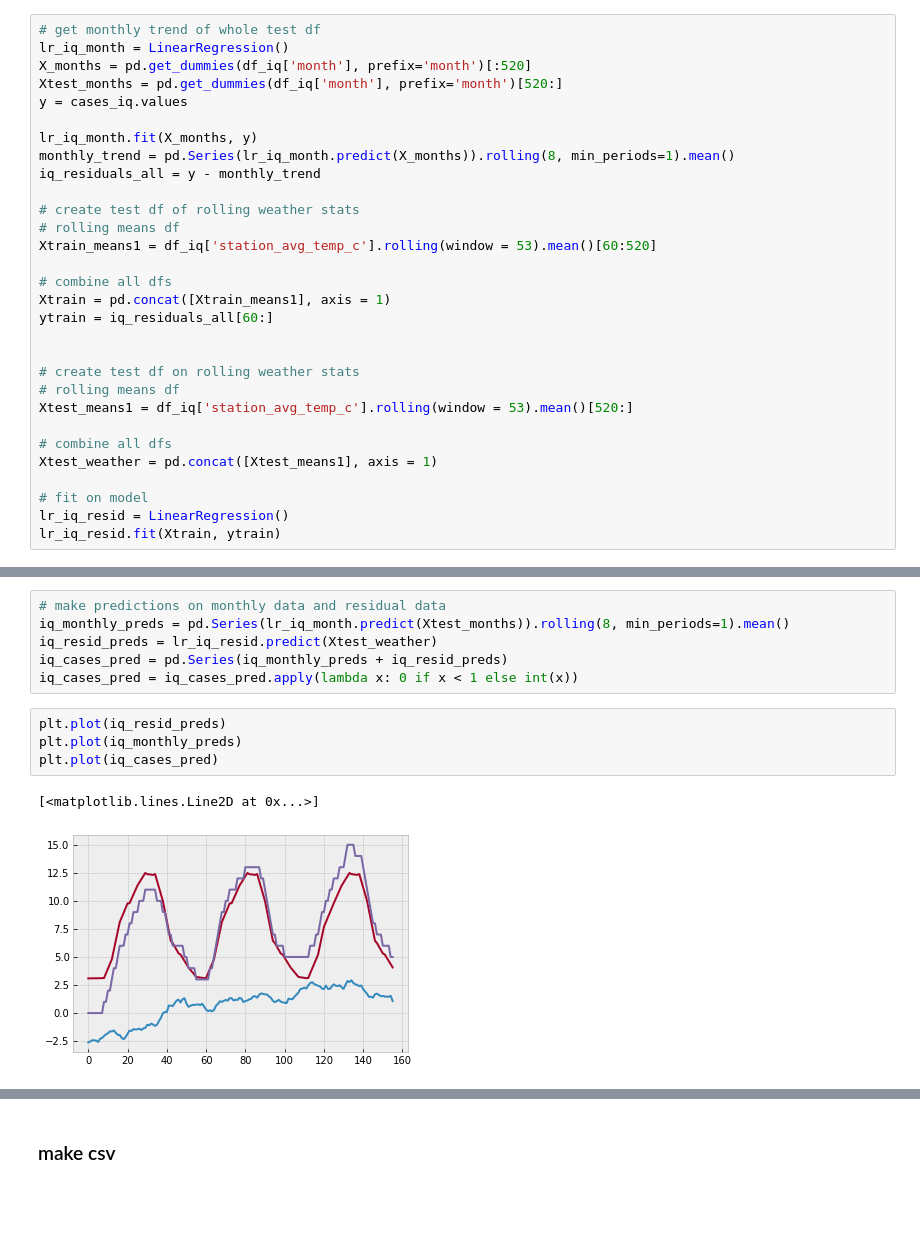
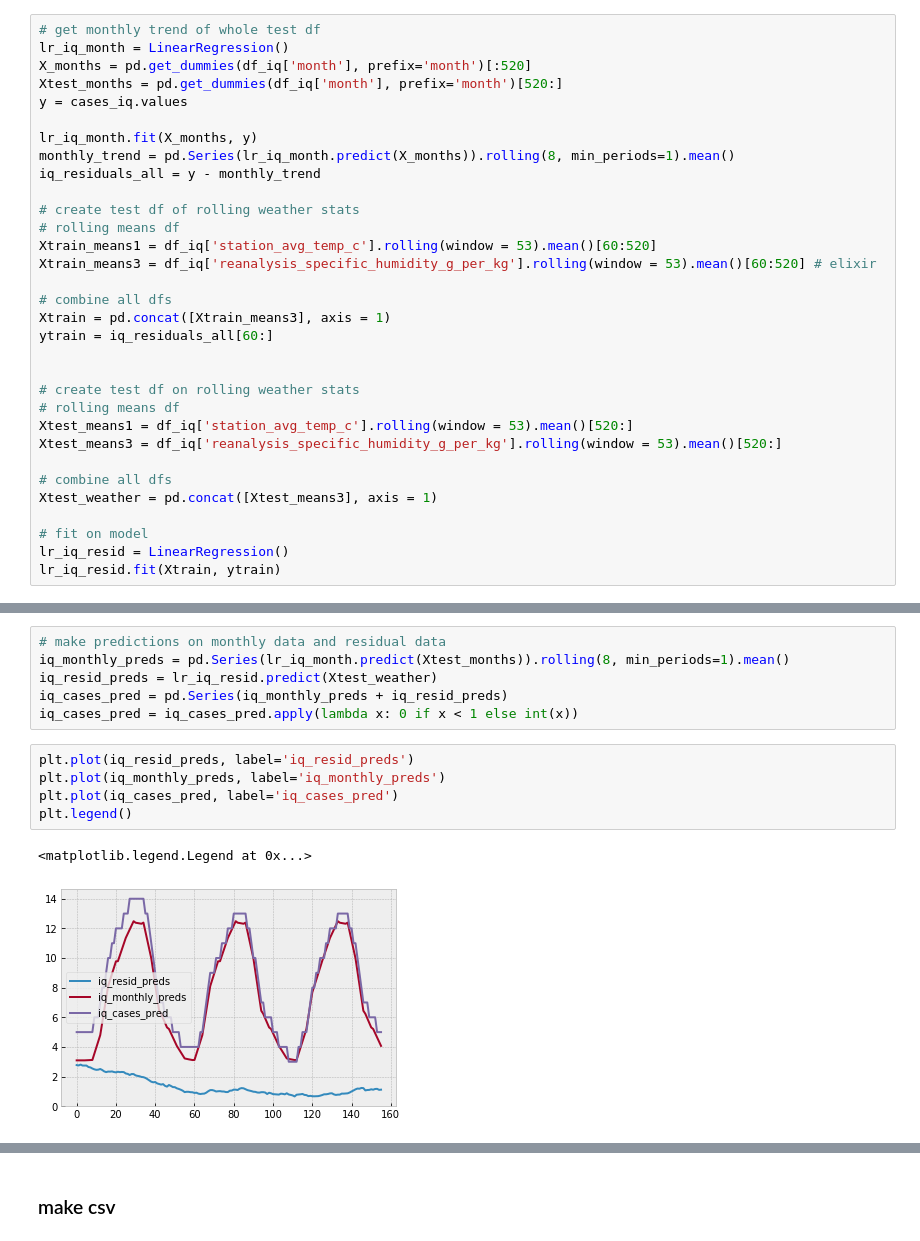
Before and after one commit to Dinuka77/DengAI, a Jupyter notebook: predicting-dengue/6 - DENGUE - BEST MODEL.ipynb, the cells around one changed output, grey strips where cells are left out. Cells and saved outputs as stored; diff of their text form; blank space fills up the shorter version.

Commit message:
reanalysis_specific_humidity_g_per_kg used

```diff
--- a/predicting-dengue/6 - DENGUE - BEST MODEL.ipynb
+++ b/predicting-dengue/6 - DENGUE - BEST MODEL.ipynb
@@ -579,18 +589,20 @@ iq_residuals_all = y - monthly_trend
 # create test df of rolling weather stats
 # rolling means df
 Xtrain_means1 = df_iq['station_avg_temp_c'].rolling(window = 53).mean()[60:520]
+Xtrain_means3 = df_iq['reanalysis_specific_humidity_g_per_kg'].rolling(window = 53).mean()[60:520] # elixir
 
 # combine all dfs
-Xtrain = pd.concat([Xtrain_means1], axis = 1)
+Xtrain = pd.concat([Xtrain_means3], axis = 1)
 ytrain = iq_residuals_all[60:]
 
 
 # create test df on rolling weather stats
 # rolling means df
 Xtest_means1 = df_iq['station_avg_temp_c'].rolling(window = 53).mean()[520:]
+Xtest_means3 = df_iq['reanalysis_specific_humidity_g_per_kg'].rolling(window = 53).mean()[520:]
 
 # combine all dfs
-Xtest_weather = pd.concat([Xtest_means1], axis = 1)
+Xtest_weather = pd.concat([Xtest_means3], axis = 1)
 
 # fit on model
 lr_iq_resid = LinearRegression()
@@ -604,12 +616,13 @@ iq_resid_preds = lr_iq_resid.predict(Xtest_weather)
 iq_cases_pred = pd.Series(iq_monthly_preds + iq_resid_preds)
 iq_cases_pred = iq_cases_pred.apply(lambda x: 0 if x < 1 else int(x))
 # %%
-plt.plot(iq_resid_preds)
-plt.plot(iq_monthly_preds)
-plt.plot(iq_cases_pred)
+plt.plot(iq_resid_preds, label='iq_resid_preds')
+plt.plot(iq_monthly_preds, label='iq_monthly_preds')
+plt.plot(iq_cases_pred, label='iq_cases_pred')
+plt.legend()
 # %% [output]
-[<matplotlib.lines.Line2D at 0x...>]
+<matplotlib.legend.Legend at 0x...>
-[figure, old version]
+[figure, new version]
 # %%
 ### make plot of best model predictions and actual cases over all time period for iq
 
```
Also changed, not shown: parts of 6 cells of this notebook, 1 other file.
